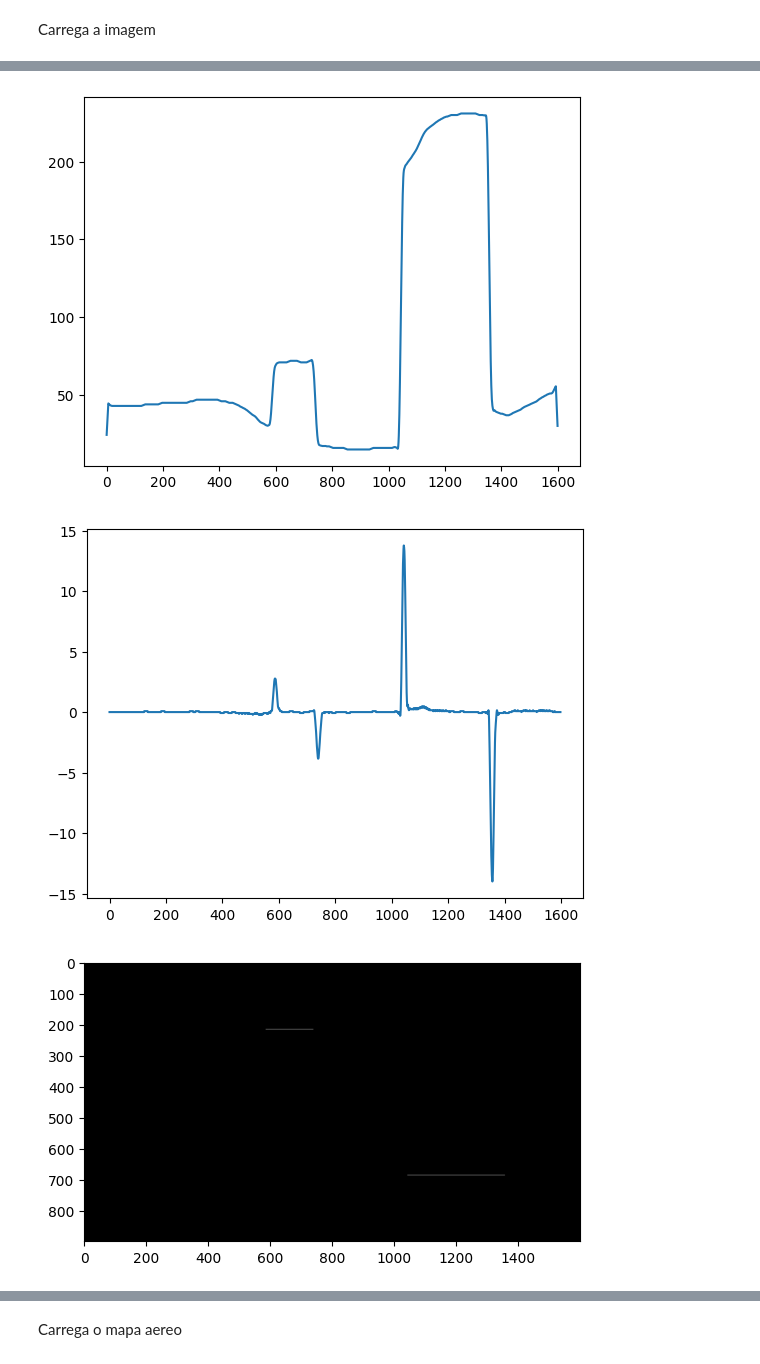
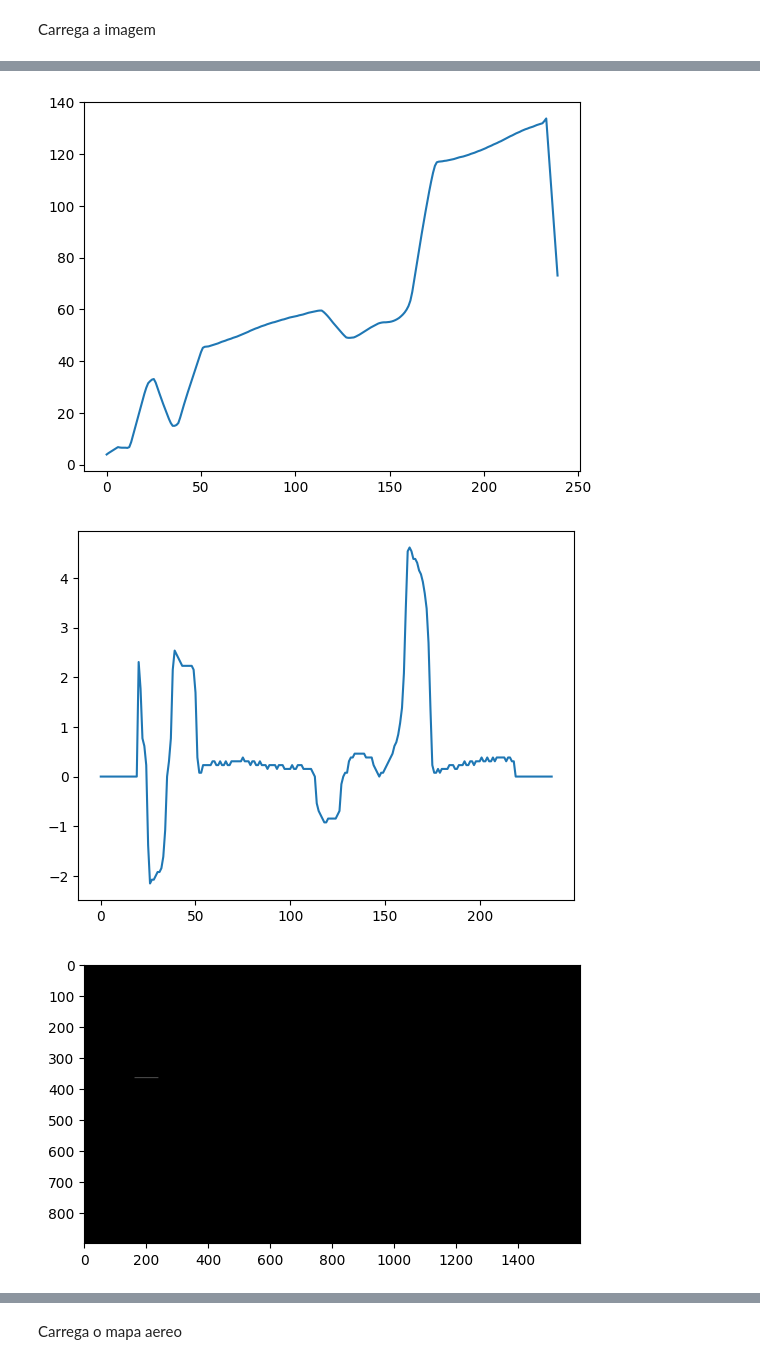
Before and after one commit to anderson-silva21/TCC-autoRoute, a Jupyter notebook: system/main.ipynb, the cells around one changed output, grey strips where cells are left out. Drawn from its saved outputs; the diff is of its cells as text; code cells hidden in the pictures.

```diff
--- a/system/main.ipynb
+++ b/system/main.ipynb
@@ -161,7 +85,7 @@ Saved ..\teste\..\teste\figuraUm_map.png
 # %% [markdown]
 Carrega a imagem
 # %%
-img = cv2.imread('../teste/figuraUm_map.png',
+img = cv2.imread('uploads/uploaded_image_map.png',
                  cv2.IMREAD_GRAYSCALE)
 
 deubom = False
@@ -170,3 +94,4 @@ if img is None:
     print("Imagem não carregada.")
 else:
     deubom = True
+    print("Imagem carregada.")
@@ -173,5 +100,5 @@ else:
 # %%
-linha_central = 580 #linha principal do espectro de intensidade do pixel
+linha_central = 60 #linha principal do espectro de intensidade do pixel
 
 if deubom:
     x = img[linha_central, :]
@@ -236,7 +163,7 @@ if deubom:
 
     # Filtrar obstáculos com base nos critérios
     obstaculos_filtrados = [
-        obstaculo for obstaculo in obstaculos if obstaculo[0] >= 5 or obstaculo[1] <= 1595]
+        obstaculo for obstaculo in obstaculos if obstaculo[0] >= 5 or obstaculo[1] <= 235]
     print("Obstáculos filtrados:", obstaculos_filtrados)
 
    # Define limites mínimos para altura e diferença entre início e fim de obstáculos
@@ -276,6 +204,6 @@ Obstáculos filtrados: [(1043, 1357, 686.0769230769231), (586, 739, 216.0)]
-[figure, old version]
+[figure, new version]
-[figure, old version]
+[figure, new version]
-[figure, old version]
+[figure, new version]
 Mapa aéreo salvo como 'mapa_aereoDois.png'
 # %% [markdown]
 Carrega o mapa aereo
```
Also changed, not shown: parts of 9 cells of this notebook, 5 other files.
